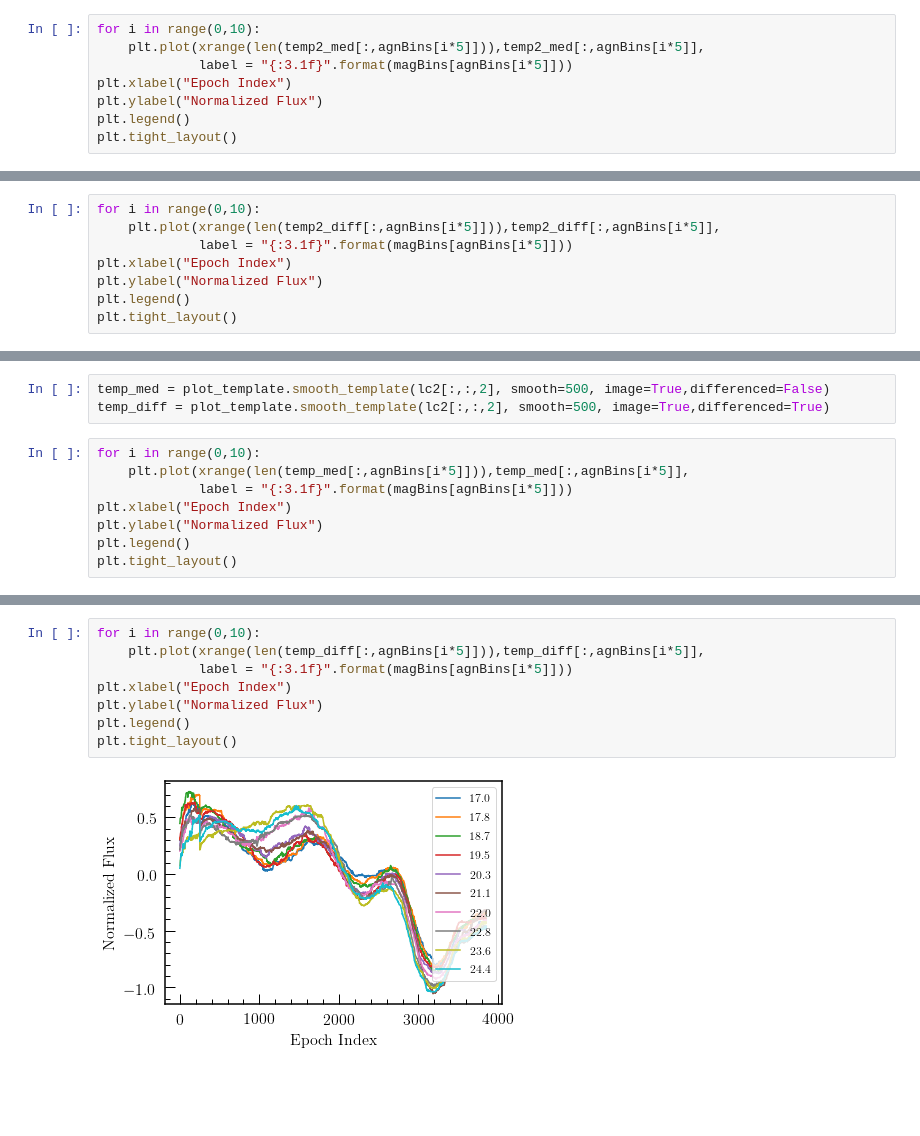
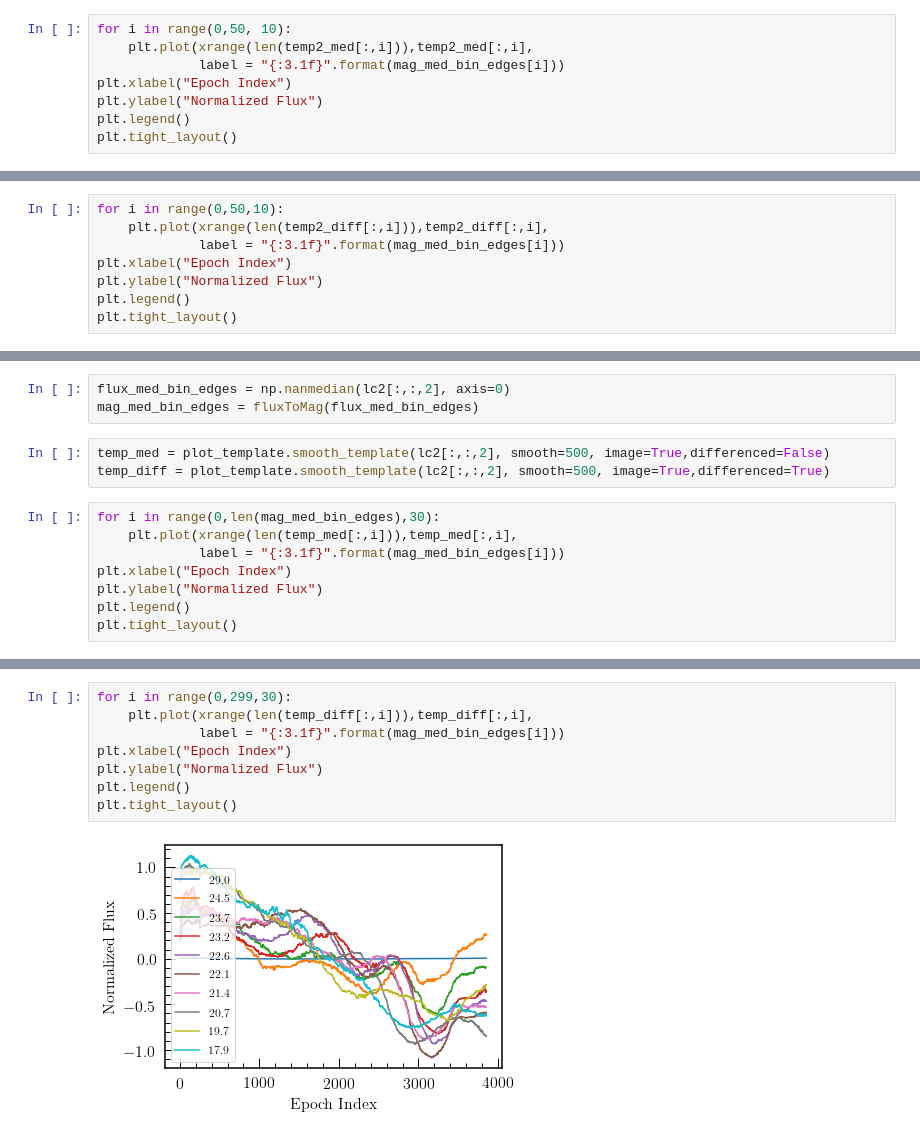
Before and after one commit to jmoreno28/k2_LongTermSystematics, a Jupyter notebook: MakeTemplateSystematicLC.ipynb, the cells around one changed output, grey strips where cells are left out. Cells and saved outputs as stored; diff of their text form; blank space fills up the shorter version.

Commit message:
magnitude bin label corrected

```diff
--- a/MakeTemplateSystematicLC.ipynb
+++ b/MakeTemplateSystematicLC.ipynb
@@ -125,9 +102,9 @@ array([ 97,  98,  99, 100, 101, 102, 103, 104, 105, 106, 107, 108, 109,
 temp2_med = plot_template.smooth_template(lc[:,:,2], smooth=500, image=True,differenced=False)
 temp2_diff = plot_template.smooth_template(lc[:,:,2], smooth=500, image=True,differenced=True)
 # %%
-for i in range(0,10):
-    plt.plot(xrange(len(temp2_med[:,agnBins[i*5]])),temp2_med[:,agnBins[i*5]],
-             label = "{:3.1f}".format(magBins[agnBins[i*5]]))
+for i in range(0,50, 10):
+    plt.plot(xrange(len(temp2_med[:,i])),temp2_med[:,i],
+             label = "{:3.1f}".format(mag_med_bin_edges[i]))
 plt.xlabel("Epoch Index")
 plt.ylabel("Normalized Flux")
 plt.legend()
@@ -137,7 +114,7 @@ plt.tight_layout()
 # %%
-for i in range(0,10):
-    plt.plot(xrange(len(temp2_diff[:,agnBins[i*5]])),temp2_diff[:,agnBins[i*5]],
-             label = "{:3.1f}".format(magBins[agnBins[i*5]]))
+for i in range(0,50,10):
+    plt.plot(xrange(len(temp2_diff[:,i])),temp2_diff[:,i],
+             label = "{:3.1f}".format(mag_med_bin_edges[i]))
 plt.xlabel("Epoch Index")
 plt.ylabel("Normalized Flux")
 plt.legend()
@@ -169,10 +146,13 @@ create_pixel_map(gen,lc2)
+# %%
+flux_med_bin_edges = np.nanmedian(lc2[:,:,2], axis=0)
+mag_med_bin_edges = fluxToMag(flux_med_bin_edges)
 # %%
 temp_med = plot_template.smooth_template(lc2[:,:,2], smooth=500, image=True,differenced=False)
 temp_diff = plot_template.smooth_template(lc2[:,:,2], smooth=500, image=True,differenced=True)
 # %%
-for i in range(0,10):
-    plt.plot(xrange(len(temp_med[:,agnBins[i*5]])),temp_med[:,agnBins[i*5]],
-             label = "{:3.1f}".format(magBins[agnBins[i*5]]))
+for i in range(0,len(mag_med_bin_edges),30):
+    plt.plot(xrange(len(temp_med[:,i])),temp_med[:,i],
+             label = "{:3.1f}".format(mag_med_bin_edges[i]))
 plt.xlabel("Epoch Index")
 plt.ylabel("Normalized Flux")
 plt.legend()
@@ -182,10 +162,10 @@ plt.tight_layout()
 # %%
-for i in range(0,10):
-    plt.plot(xrange(len(temp_diff[:,agnBins[i*5]])),temp_diff[:,agnBins[i*5]],
-             label = "{:3.1f}".format(magBins[agnBins[i*5]]))
+for i in range(0,299,30):
+    plt.plot(xrange(len(temp_diff[:,i])),temp_diff[:,i],
+             label = "{:3.1f}".format(mag_med_bin_edges[i]))
 plt.xlabel("Epoch Index")
 plt.ylabel("Normalized Flux")
 plt.legend()
 plt.tight_layout()
 # %% [output]
-[figure, old version]
+[figure, new version]
```
Also changed, not shown: parts of 14 cells of this notebook.
